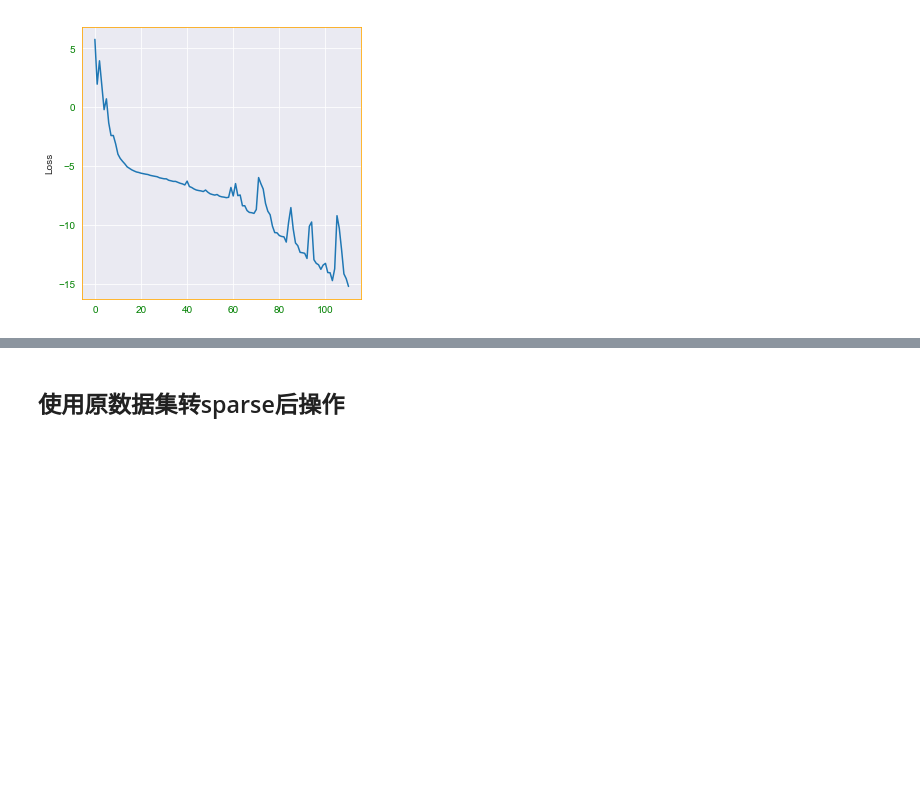
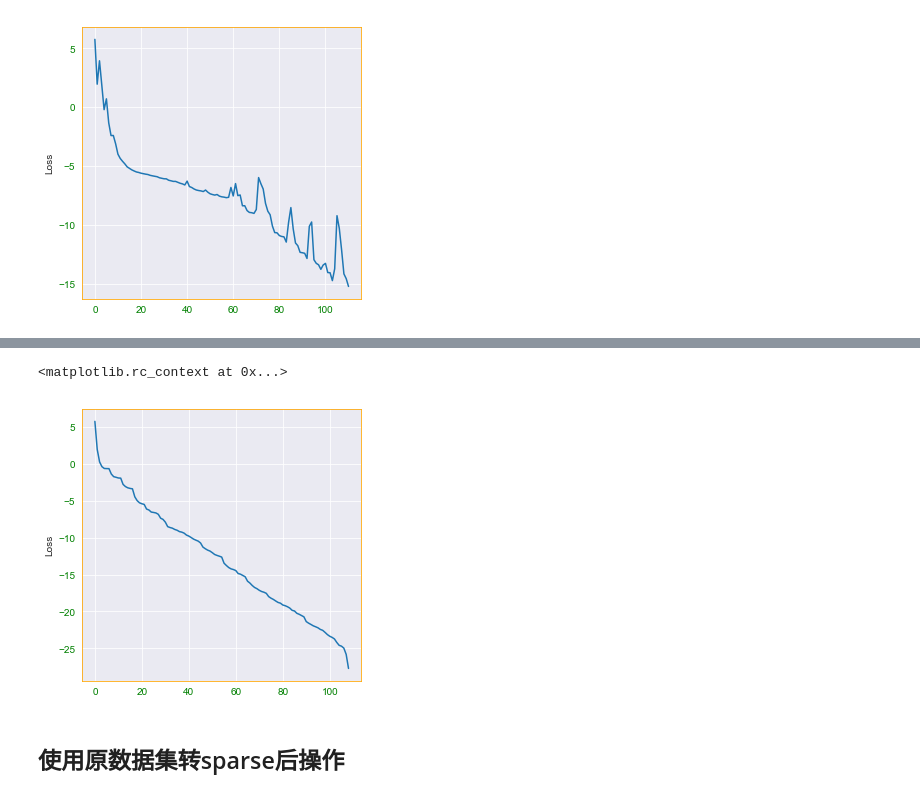
Before and after one commit to QSCTech-Sange/Optimization_Project, a Jupyter notebook: optimize.ipynb, the cells around one changed output, grey strips where cells are left out. Drawn from its saved outputs; the diff is of its cells as text; code cells hidden in the pictures; blank space fills up the shorter version.

```diff
--- a/optimize.ipynb
+++ b/optimize.ipynb
@@ -116,2 +194,13 @@ plt.show()
+# %%
+plt.rc_context({'axes.edgecolor':'orange', 'xtick.color':'green', 'ytick.color':'green', 'figure.facecolor':'white'})
+# %% [output]
+<matplotlib.rc_context at 0x...>
+# %%
+plt.figure(figsize=(5,5))
+plt.ylabel("Loss")
+plt.plot(np.log(LBFGS_loss - LBFGS_loss[len(LBFGS_loss)-1]))
+plt.show()
+# %% [output]
+[figure, added]
 # %% [markdown]
 ## 使用原数据集转sparse后操作
```
Also changed, not shown: parts of 12 cells of this notebook, 2 other files.
